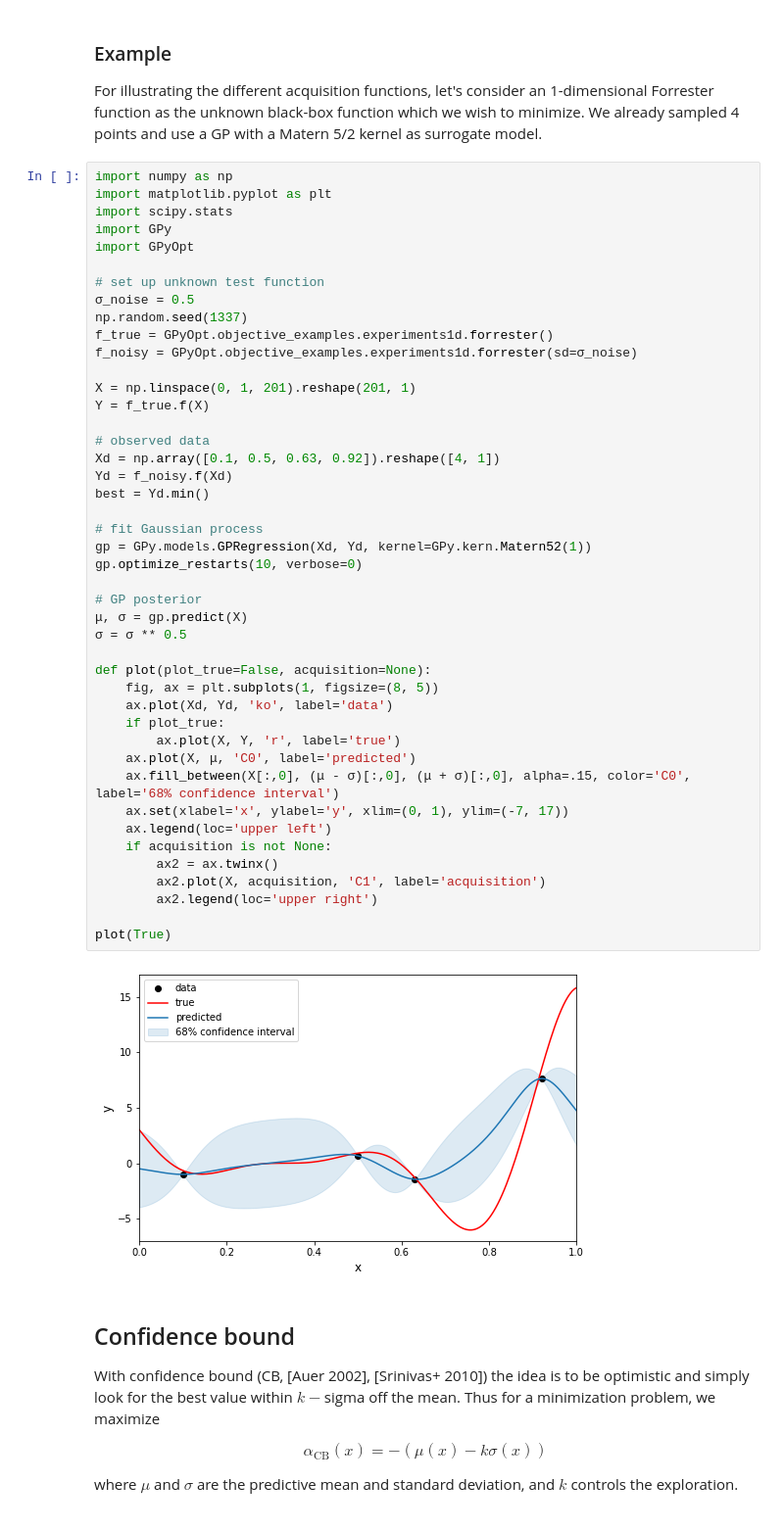
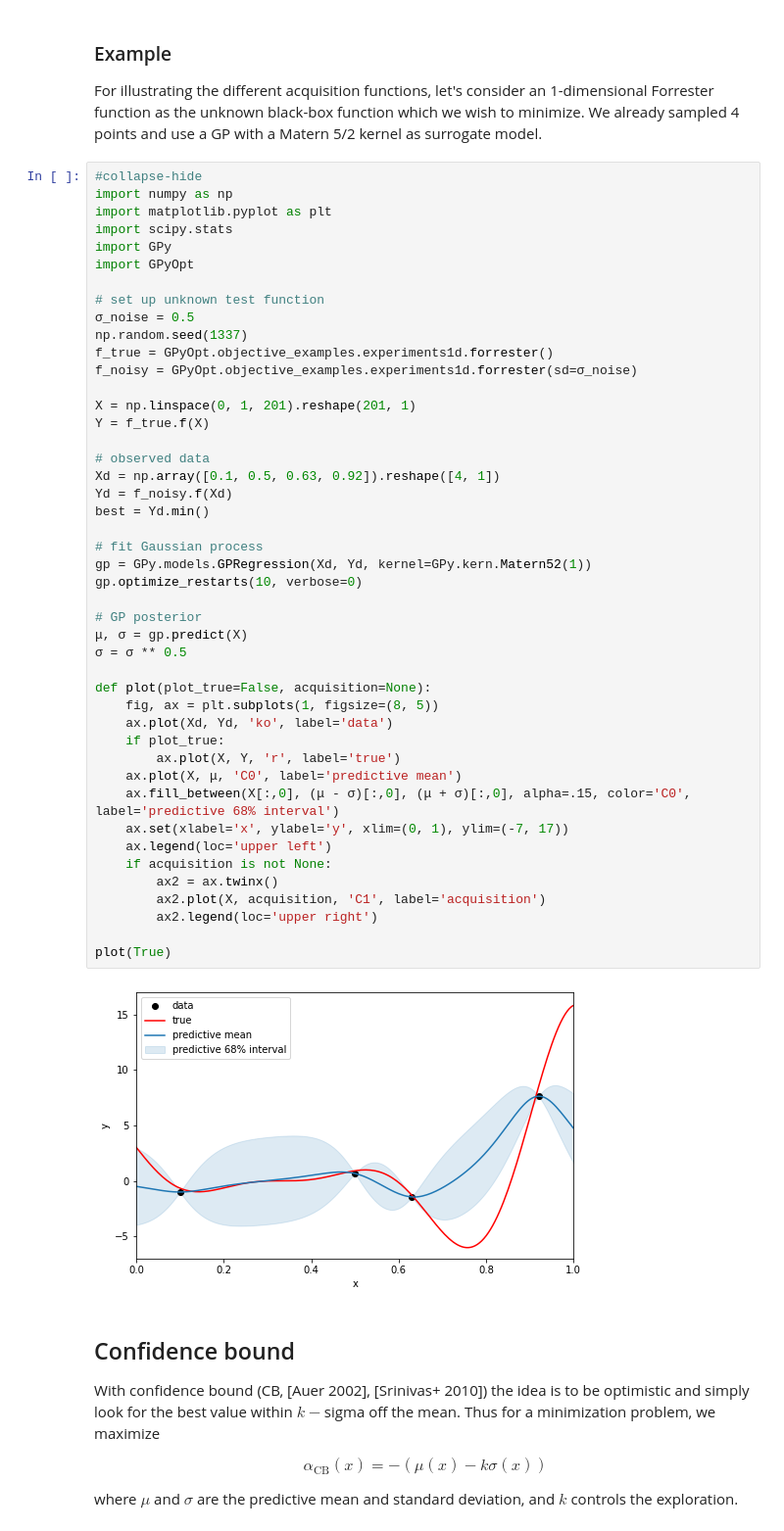
Before and after one commit to DavidWalz/blog, a Jupyter notebook: _notebooks/2020-06-20-bayesopt-acquisitions-single.ipynb, the cells around one changed output. Shown at 98% size. Drawn from its saved outputs; the diff is of its cells as text.

Commit message:
rename, add missing collapse-hide

```diff
--- a/_notebooks/2020-06-20-bayesopt-acquisitions-single.ipynb
+++ b/_notebooks/2020-06-20-bayesopt-acquisitions-single.ipynb
@@ -18,6 +19,7 @@ Note: This post is work in progress and I intend to update it with further acqui
 For illustrating the different acquisition functions, let's consider an 1-dimensional Forrester function as the unknown black-box function which we wish to minimize.
 We already sampled 4 points and use a GP with a Matern 5/2 kernel as surrogate model.
 # %%
+#collapse-hide
 import numpy as np
 import matplotlib.pyplot as plt
 import scipy.stats
@@ -33,36 +35,36 @@ f_noisy = GPyOpt.objective_examples.experiments1d.forrester(sd=σ_noise)
 X = np.linspace(0, 1, 201).reshape(201, 1)
 Y = f_true.f(X)
 
 # observed data
 Xd = np.array([0.1, 0.5, 0.63, 0.92]).reshape([4, 1])
 Yd = f_noisy.f(Xd)
 best = Yd.min()
 
 # fit Gaussian process
 gp = GPy.models.GPRegression(Xd, Yd, kernel=GPy.kern.Matern52(1))
 gp.optimize_restarts(10, verbose=0)
 
 # GP posterior
 μ, σ = gp.predict(X)
 σ = σ ** 0.5
 
 def plot(plot_true=False, acquisition=None):
     fig, ax = plt.subplots(1, figsize=(8, 5))
     ax.plot(Xd, Yd, 'ko', label='data')
     if plot_true:
         ax.plot(X, Y, 'r', label='true')
-    ax.plot(X, μ, 'C0', label='predicted')
-    ax.fill_between(X[:,0], (μ - σ)[:,0], (μ + σ)[:,0], alpha=.15, color='C0', label='68% confidence interval')
+    ax.plot(X, μ, 'C0', label='predictive mean')
+    ax.fill_between(X[:,0], (μ - σ)[:,0], (μ + σ)[:,0], alpha=.15, color='C0', label='predictive 68% interval')
     ax.set(xlabel='x', ylabel='y', xlim=(0, 1), ylim=(-7, 17))
     ax.legend(loc='upper left')
     if acquisition is not None:
         ax2 = ax.twinx()
         ax2.plot(X, acquisition, 'C1', label='acquisition')
         ax2.legend(loc='upper right')
 
 plot(True)
 # %% [output]
-[figure, old version]
+[figure, new version]
 # %% [markdown]
 ## Confidence bound
 With confidence bound (CB, [Auer 2002], [Srinivas+ 2010]) the idea is to be optimistic and simply look for the best value within $k-$sigma off the mean. Thus for a minimization problem, we maximize
```
Also changed, not shown: parts of 1 cell of this notebook, 1 other file.
